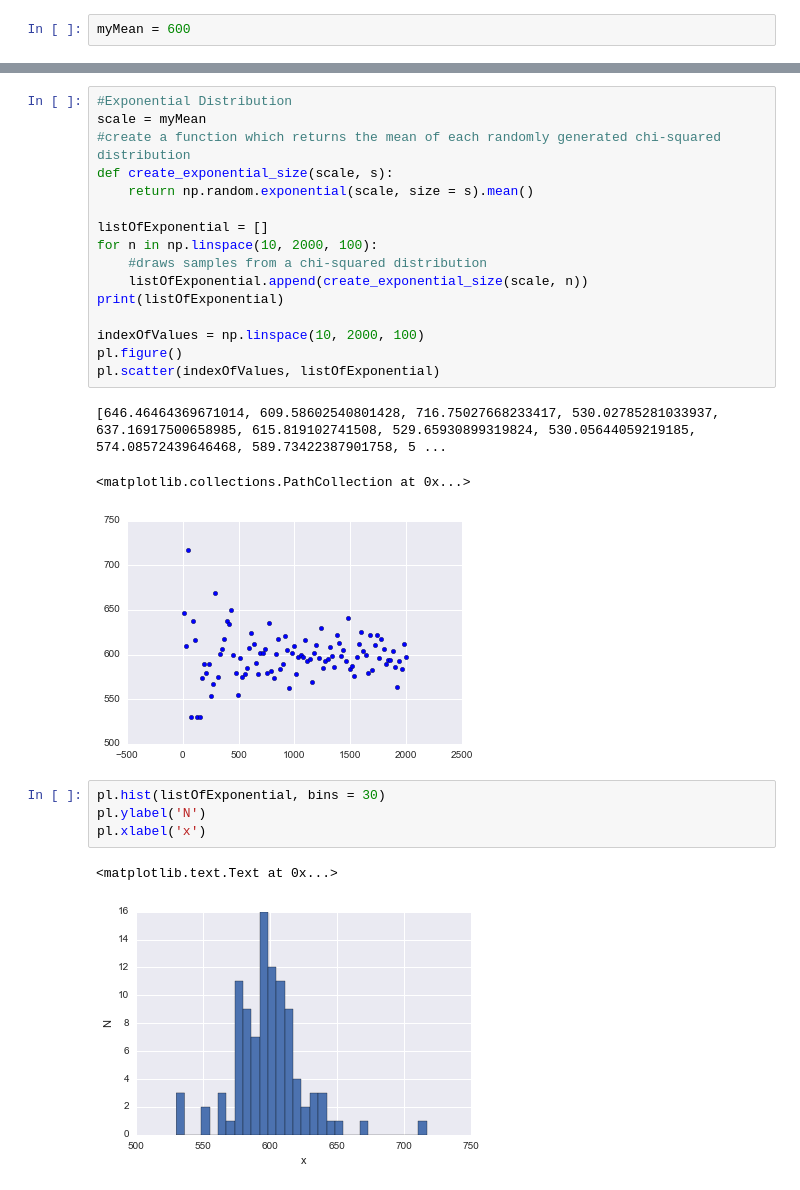
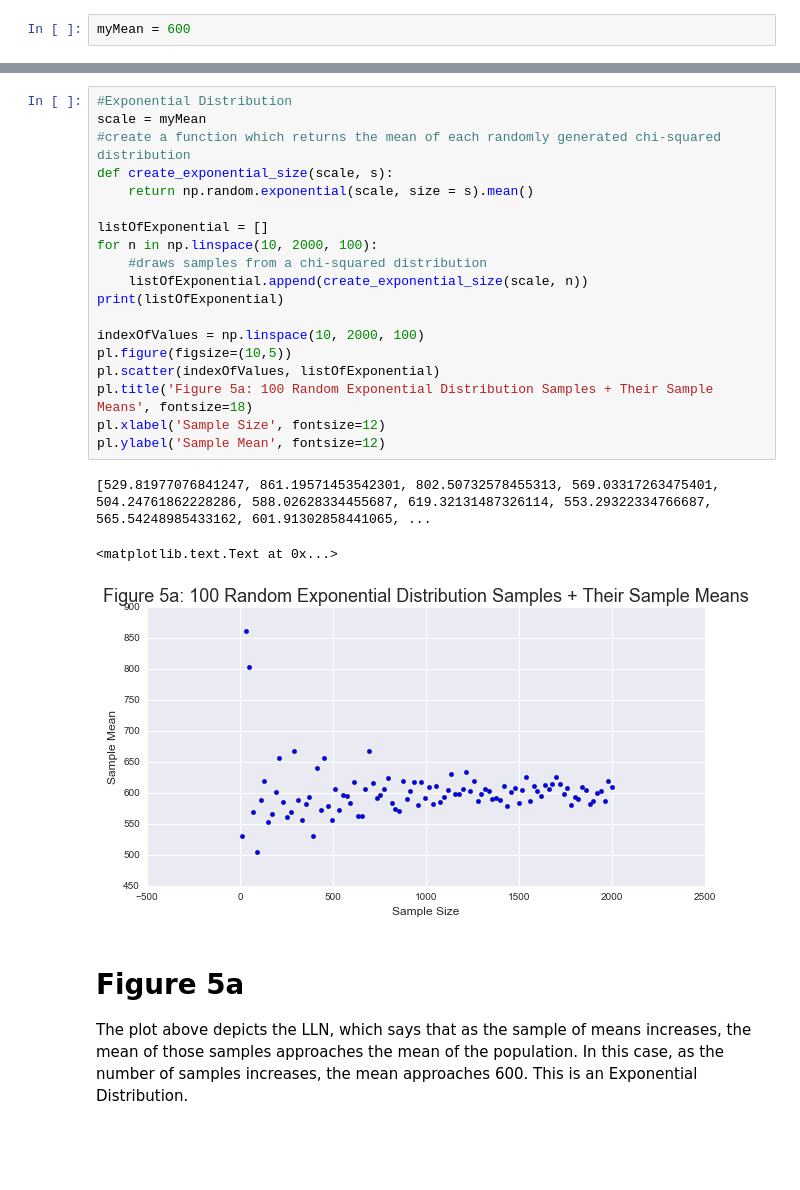
Before and after one commit to kristikorsberg/PUI2016, a Jupyter notebook: HW3_kk3374/HW3_Assignment_1_kk3374.ipynb, the cells around one changed output, grey strips where cells are left out. Drawn from its saved outputs; the diff is of its cells as text; blank space fills up the shorter version.

```diff
--- a/HW3_kk3374/HW3_Assignment_1_kk3374.ipynb
+++ b/HW3_kk3374/HW3_Assignment_1_kk3374.ipynb
@@ -141,27 +186,28 @@ pl.xlabel('x')
 # %%
 #Exponential Distribution
 scale = myMean
 #create a function which returns the mean of each randomly generated chi-squared distribution
 def create_exponential_size(scale, s):
     return np.random.exponential(scale, size = s).mean()
 
 listOfExponential = []
 for n in np.linspace(10, 2000, 100):
     #draws samples from a chi-squared distribution
     listOfExponential.append(create_exponential_size(scale, n))
 print(listOfExponential)
 
 indexOfValues = np.linspace(10, 2000, 100)
-pl.figure()
+pl.figure(figsize=(10,5))
 pl.scatter(indexOfValues, listOfExponential)
+pl.title('Figure 5a: 100 Random Exponential Distribution Samples + Their Sample Means', fontsize=18)
+pl.xlabel('Sample Size', fontsize=12)
+pl.ylabel('Sample Mean', fontsize=12)
 # %% [output]
-[646.46464369671014, 609.58602540801428, 716.75027668233417, 530.02785281033937, 637.16917500658985, 615.819102741508, 529.65930899319824, 530.05644059219185, 574.08572439646468, 589.73422387901758, 5 ...
+[529.81977076841247, 861.19571453542301, 802.50732578455313, 569.03317263475401, 504.24761862228286, 588.02628334455687, 619.32131487326114, 553.29322334766687, 565.54248985433162, 601.91302858441065, ...
-<matplotlib.collections.PathCollection at 0x...>
+<matplotlib.text.Text at 0x...>
-[figure, old version]
+[figure, new version]
-# %%
-pl.hist(listOfExponential, bins = 30)
-pl.ylabel('N')
-pl.xlabel('x')
-# %% [output]
-<matplotlib.text.Text at 0x...>
-[figure, removed]
+# %% [markdown]
+# Figure 5a
+The plot above depicts the LLN, which says that as the sample of means increases,
+the mean of those samples approaches the mean of the population. In this case, as the number
+of samples increases, the mean approaches 600. This is an Exponential Distribution.
```
Also changed, not shown: parts of 21 cells of this notebook.
